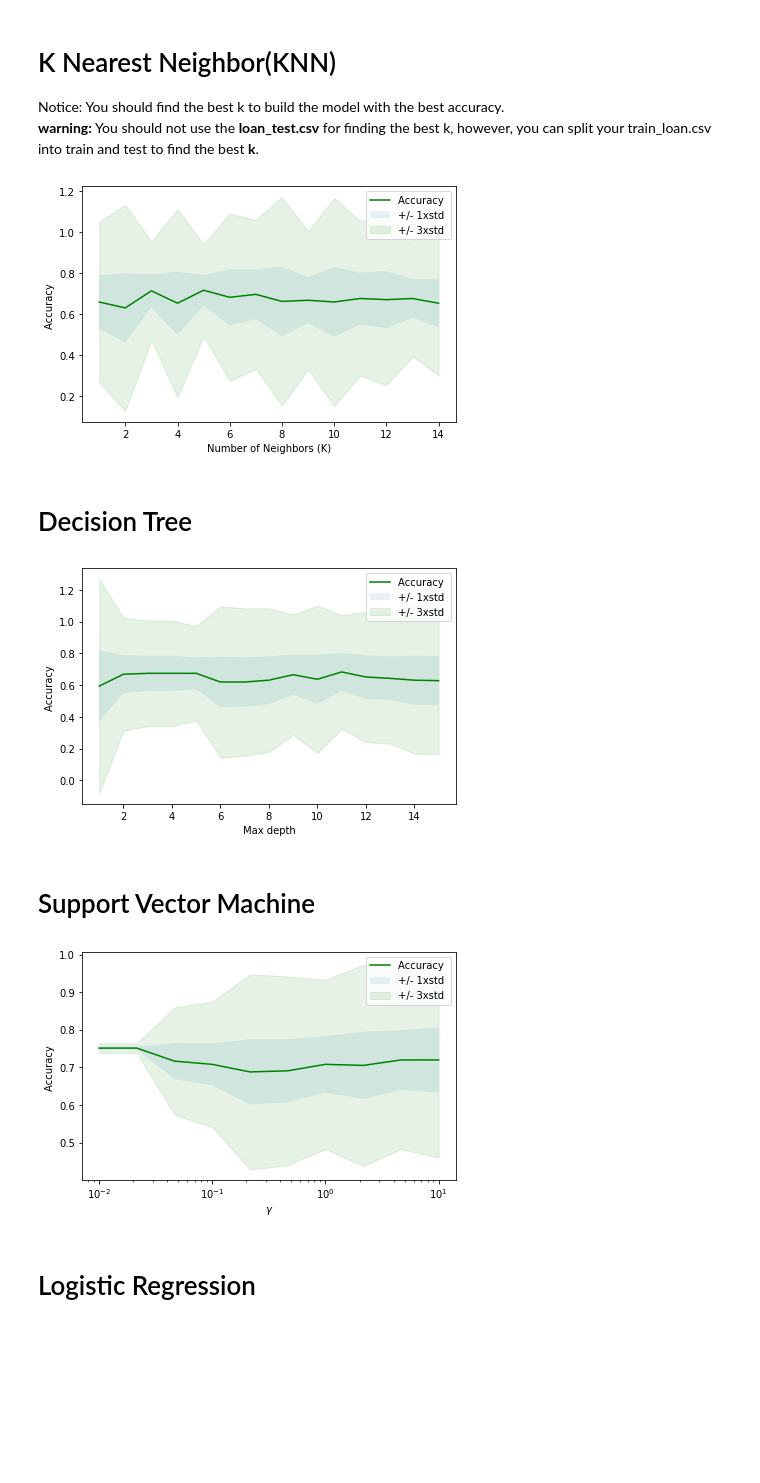
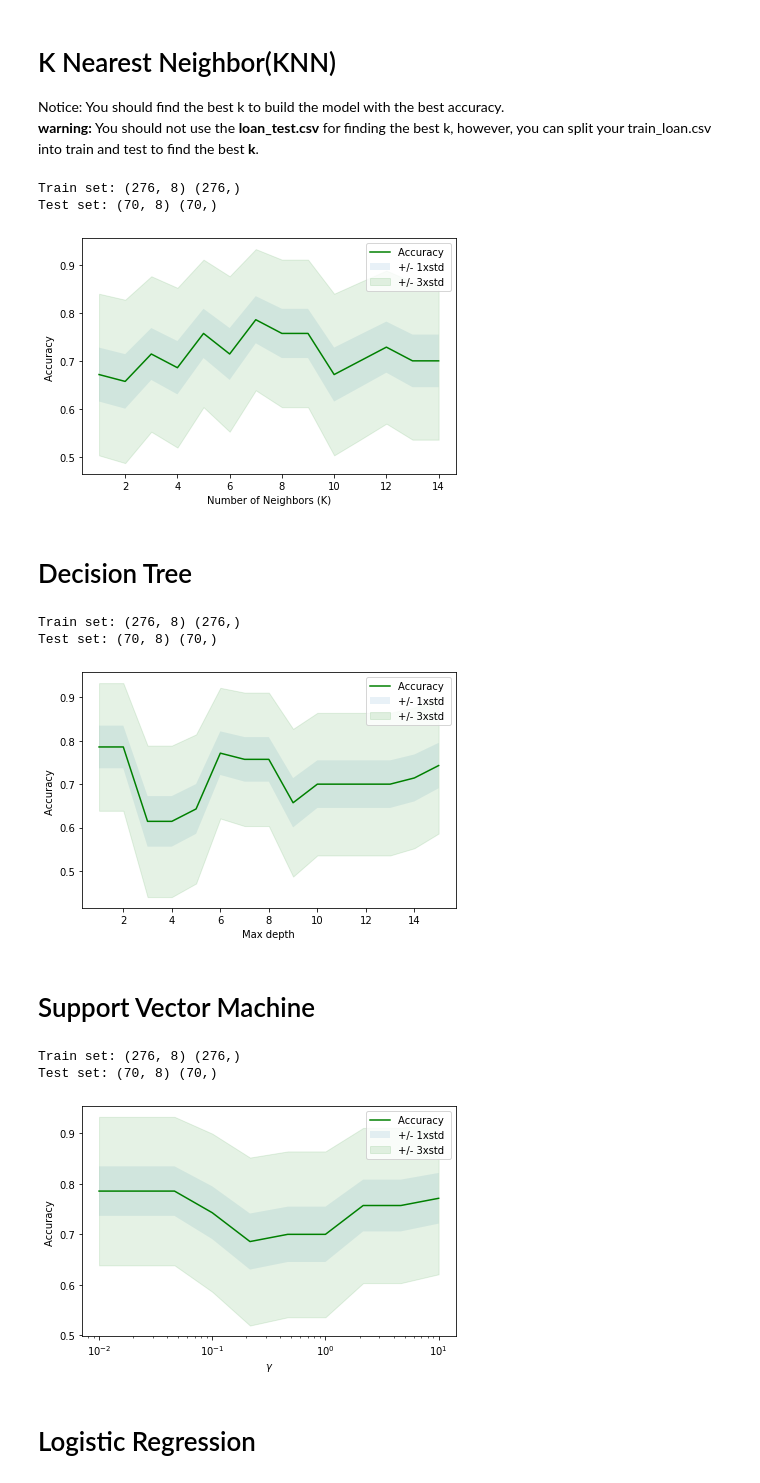
Before and after one commit to Motile-versor/ML_IBM, a Jupyter notebook: Final_assignmnet.ipynb, the cells around one changed output. Cells and saved outputs as stored; diff of their text form; code cells hidden in the pictures; blank space fills up the shorter version.

```diff
--- a/Final_assignmnet.ipynb
+++ b/Final_assignmnet.ipynb
@@ -273,10 +273,19 @@ You should use the following algorithm:
 
 Notice: You should find the best k to build the model with the best accuracy.\
 **warning:** You should not use the **loan_test.csv** for finding the best k, however, you can split your train_loan.csv into train and test to find the best **k**.
+# %%
+# Splitting data
+from sklearn.model_selection import train_test_split
+X_train, X_test, y_train, y_test = train_test_split( X, y, test_size=0.2, random_state=4)
+print ('Train set:', X_train.shape,  y_train.shape)
+print ('Test set:', X_test.shape,  y_test.shape)
+# %% [output]
+Train set: (276, 8) (276,)
+Test set: (70, 8) (70,)
 # %%
 # Importing packages
 from sklearn.neighbors import KNeighborsClassifier
-from sklearn.model_selection import cross_val_score
+from sklearn import metrics
 
 # Setting parameters and creating output data arrays
 KS = range(1,15)
@@ -285,10 +294,10 @@ std_acc  = np.zeros(len(KS))
 
 # Calculate cross validitation scores for various number of neighbours
 for n,ks in enumerate(KS):
-    kNN = KNeighborsClassifier(n_neighbors = ks)
-    scores = cross_val_score(kNN, X, y, cv=3)
-    mean_acc[n] = scores.mean()
-    std_acc[n]  = scores.std()
+    kNN  = KNeighborsClassifier(n_neighbors = ks).fit(X_train,y_train)
+    yhat = kNN.predict(X_test)
+    mean_acc[n] = metrics.accuracy_score(y_test, yhat)
+    std_acc[n]=np.std(yhat==y_test)/np.sqrt(yhat.shape[0])
 
 # Plotting the result
 plt.plot(KS,mean_acc,'g')
@@ -300,5 +309,5 @@ plt.xlabel('Number of Neighbors (K)')
 plt.tight_layout()
 plt.show()
 # %% [output]
-[figure, old version]
+[figure, new version]
 # %%
@@ -306,9 +315,18 @@ plt.show()
 # %% [markdown]
 # Decision Tree
+# %%
+# Splitting data
+from sklearn.model_selection import train_test_split
+X_train, X_test, y_train, y_test = train_test_split( X, y, test_size=0.2, random_state=4)
+print ('Train set:', X_train.shape,  y_train.shape)
+print ('Test set:', X_test.shape,  y_test.shape)
+# %% [output]
+Train set: (276, 8) (276,)
+Test set: (70, 8) (70,)
 # %%
 # Importing packages
 from sklearn.tree import DecisionTreeClassifier
-from sklearn.model_selection import cross_val_score
+from sklearn import metrics
 
 # Setting parameters and creating output data arrays
 MD = np.linspace(1,15,15)
@@ -317,10 +335,11 @@ std_acc  = np.zeros(len(MD))
 
 # Calculate cross validitation scores for various max depth's
 for n,md in enumerate(MD):
-    tree = DecisionTreeClassifier(criterion="entropy", max_depth = md)
-    scores = cross_val_score(tree, X, y, cv=3)
-    mean_acc[n] = scores.mean()
-    std_acc[n]  = scores.std()
+
+    tree = DecisionTreeClassifier(criterion="entropy", max_depth = md).fit(X_train,y_train)
+    yhat = tree.predict(X_test)
+    mean_acc[n] = metrics.accuracy_score(y_test, yhat)
+    std_acc[n]  = np.std(yhat==y_test)/np.sqrt(yhat.shape[0])
 
 # Plotting the result
 plt.plot(MD,mean_acc,'g')
@@ -332,5 +351,5 @@ plt.xlabel('Max depth')
 plt.tight_layout()
 plt.show()
 # %% [output]
-[figure, old version]
+[figure, new version]
 # %%
@@ -338,34 +357,43 @@ plt.show()
 # %% [markdown]
 # Support Vector Machine
+# %%
+# Splitting data
+from sklearn.model_selection import train_test_split
+X_train, X_test, y_train, y_test = train_test_split( X, y, test_size=0.2, random_state=4)
+print ('Train set:', X_train.shape,  y_train.shape)
+print ('Test set:', X_test.shape,  y_test.shape)
+# %% [output]
+Train set: (276, 8) (276,)
+Test set: (70, 8) (70,)
 # %%
 # Importing packages
 from sklearn import svm
-from sklearn.model_selection import cross_val_score
+from sklearn import metrics
 
 # Setting parameters and creating output data arrays
 gammaR = np.logspace(-2,1,10)
 GR = len(gammaR)
 mean_acc = np.zeros(GR)
 std_acc = np.zeros(GR)
 
 # Calculate cross validitation scores for various gamma's
 for n,gamma in enumerate(gammaR):
 
-    svc = svm.SVC(kernel='rbf', gamma=gamma)
-    scores = cross_val_score(svc, X, y, cv=5)
-    mean_acc[n] = scores.mean()
-    std_acc[n]  = scores.std()
+    svc  = svm.SVC(kernel='rbf', gamma=gamma).fit(X_train,y_train)
+    yhat = svc.predict(X_test)
+    mean_acc[n] = metrics.accuracy_score(y_test, yhat)
+    std_acc[n]  = np.std(yhat==y_test)/np.sqrt(yhat.shape[0])
 
 # Plotting the result
 plt.plot(gammaR,mean_acc,'g')
 plt.fill_between(gammaR,mean_acc - 1 * std_acc,mean_acc + 1 * std_acc, alpha=0.10)
 plt.fill_between(gammaR,mean_acc - 3 * std_acc,mean_acc + 3 * std_acc, alpha=0.10,color="green")
 plt.legend(('Accuracy ', '+/- 1xstd','+/- 3xstd'))
 plt.ylabel('Accuracy ')
 plt.xlabel(r'$\gamma$')
 plt.xscale('log')
 plt.tight_layout()
 plt.show()
 # %% [output]
-[figure, old version]
+[figure, new version]
 # %%
```
Also changed, not shown: parts of 13 cells of this notebook, 1 other file.
